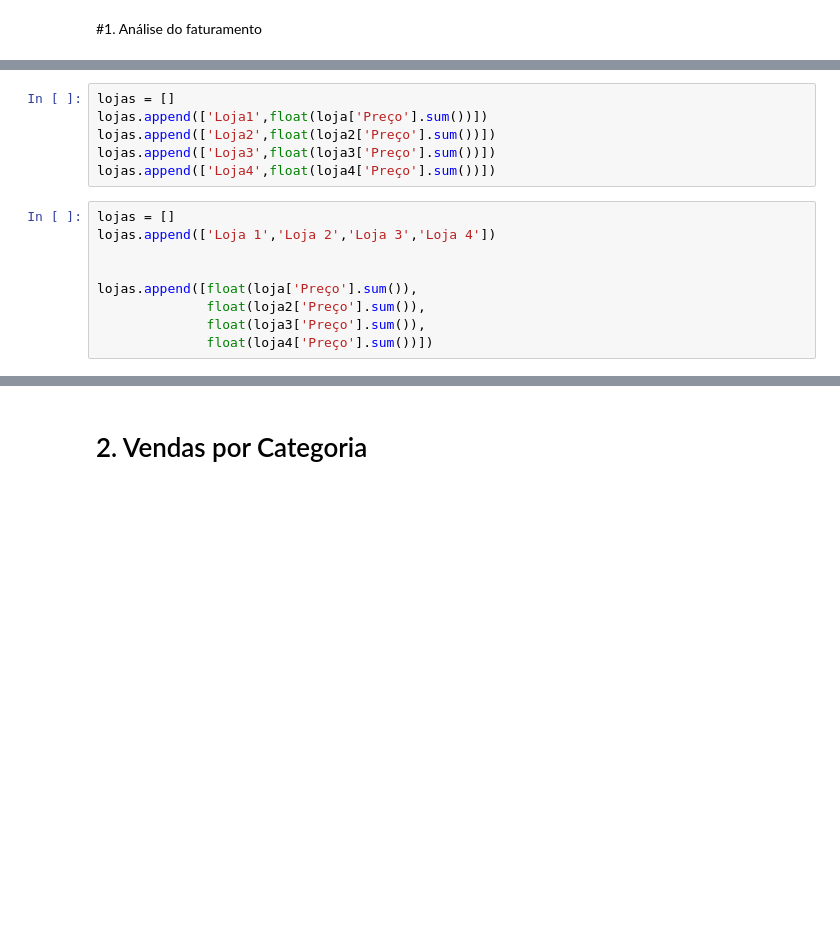
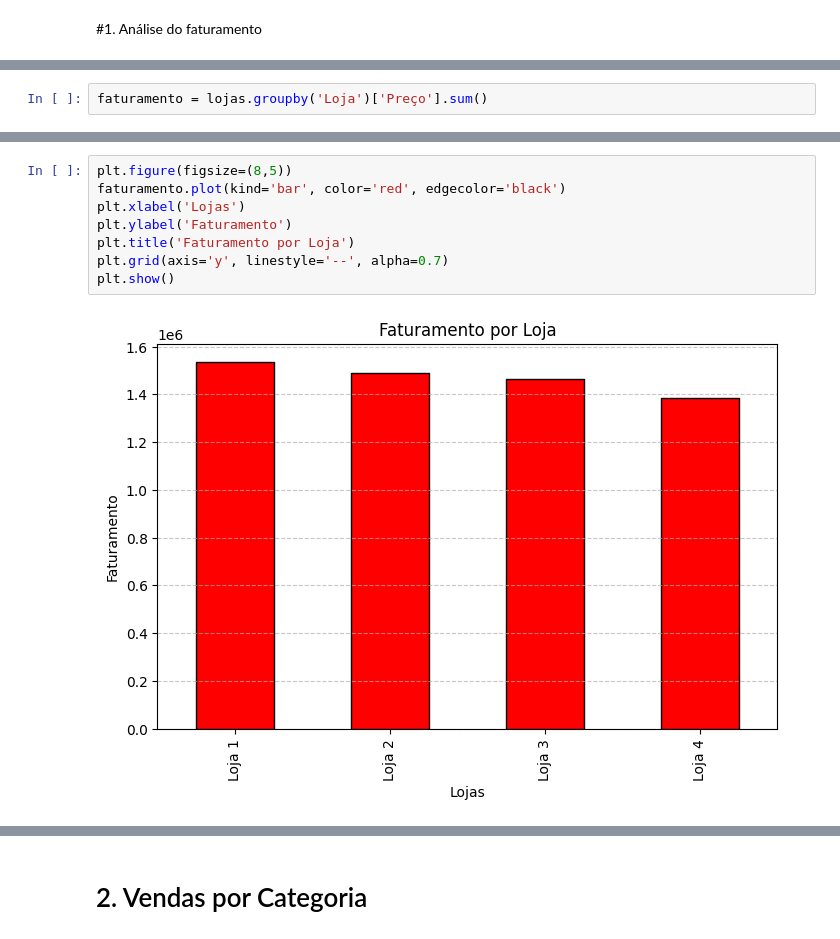
Before and after one commit to mauricioaalmeida/-challenge1-data-science-, a Jupyter notebook: AluraStoreBr.ipynb, the cells around one changed output, grey strips where cells are left out. Drawn from its saved outputs; the diff is of its cells as text; blank space fills up the shorter version.

```diff
--- a/AluraStoreBr.ipynb
+++ b/AluraStoreBr.ipynb
@@ -118,15 +111,0 @@ np.float64(1534509.12)
-# %%
-lojas = []
-lojas.append(['Loja1',float(loja['Preço'].sum())])
-lojas.append(['Loja2',float(loja2['Preço'].sum())])
-lojas.append(['Loja3',float(loja3['Preço'].sum())])
-lojas.append(['Loja4',float(loja4['Preço'].sum())])
-# %%
-lojas = []
-lojas.append(['Loja 1','Loja 2','Loja 3','Loja 4'])
-
-
-lojas.append([float(loja['Preço'].sum()),
-              float(loja2['Preço'].sum()),
-              float(loja3['Preço'].sum()),
-              float(loja4['Preço'].sum())])
@@ -142,0 +112,2 @@ plt.show()
+# %%
+faturamento = lojas.groupby('Loja')['Preço'].sum()
@@ -142,0 +124,10 @@ plt.show()
+# %%
+plt.figure(figsize=(8,5))
+faturamento.plot(kind='bar', color='red', edgecolor='black')
+plt.xlabel('Lojas')
+plt.ylabel('Faturamento')
+plt.title('Faturamento por Loja')
+plt.grid(axis='y', linestyle='--', alpha=0.7)
+plt.show()
+# %% [output]
+[figure, added]
```
Also changed, not shown: parts of 43 cells of this notebook.
